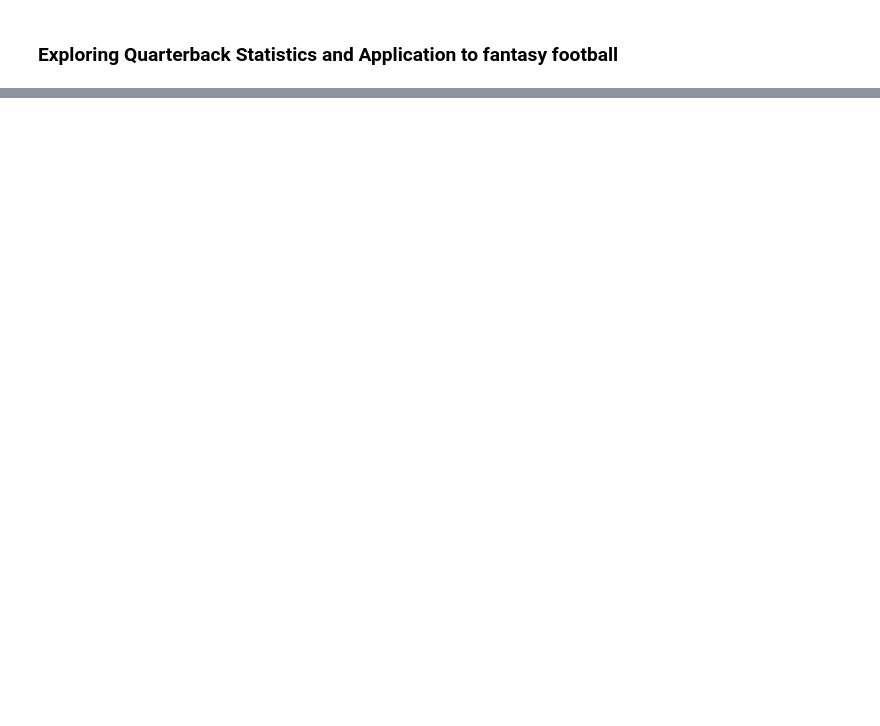
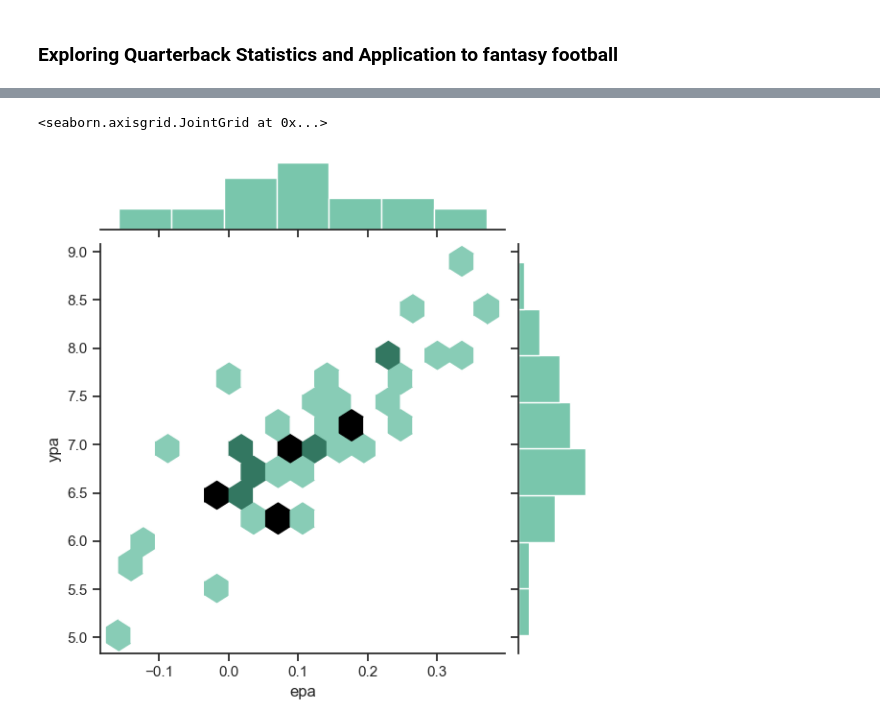
Before and after one commit to nmaniar9/football_analytics, a Jupyter notebook: quarterback_statistics.ipynb, the cells around one changed output, grey strips where cells are left out. Drawn from its saved outputs; the diff is of its cells as text; code cells hidden in the pictures; blank space fills up the shorter version.

```diff
--- a/quarterback_statistics.ipynb
+++ b/quarterback_statistics.ipynb
@@ -213,0 +201,20 @@ memory usage: 15.0+ KB
+# %%
+agg_features = {'passing_yards':'sum','epa':'mean','pass_attempt':'sum'}
+pbp_ypa_epa = pbp_qb.groupby('passer_player_name').agg(agg_features).reset_index()
+pbp_ypa_epa = pbp_ypa_epa.query('pass_attempt >= 100').sort_values(by=['passing_yards'],ascending=False)
+pbp_ypa_epa['ypa'] = pbp_ypa_epa['passing_yards']/pbp_ypa_epa['pass_attempt']
+all = pbp_ypa_epa.sort_values(by=['ypa'],ascending=False)
+# %%
+#joint plot for the relation between touchdowns and interceptions
+import numpy as np
+import seaborn as sns
+sns.set_theme(style="ticks")
+
+
+x = all['epa']
+y = all['ypa']
+joint_kws=dict(gridsize=15)
+sns.jointplot(x=x, y=y, kind="hex", color="#4CB391",joint_kws= joint_kws)
+# %% [output]
+<seaborn.axisgrid.JointGrid at 0x...>
+[figure, added]
```
Also changed, not shown: parts of 47 cells of this notebook.
